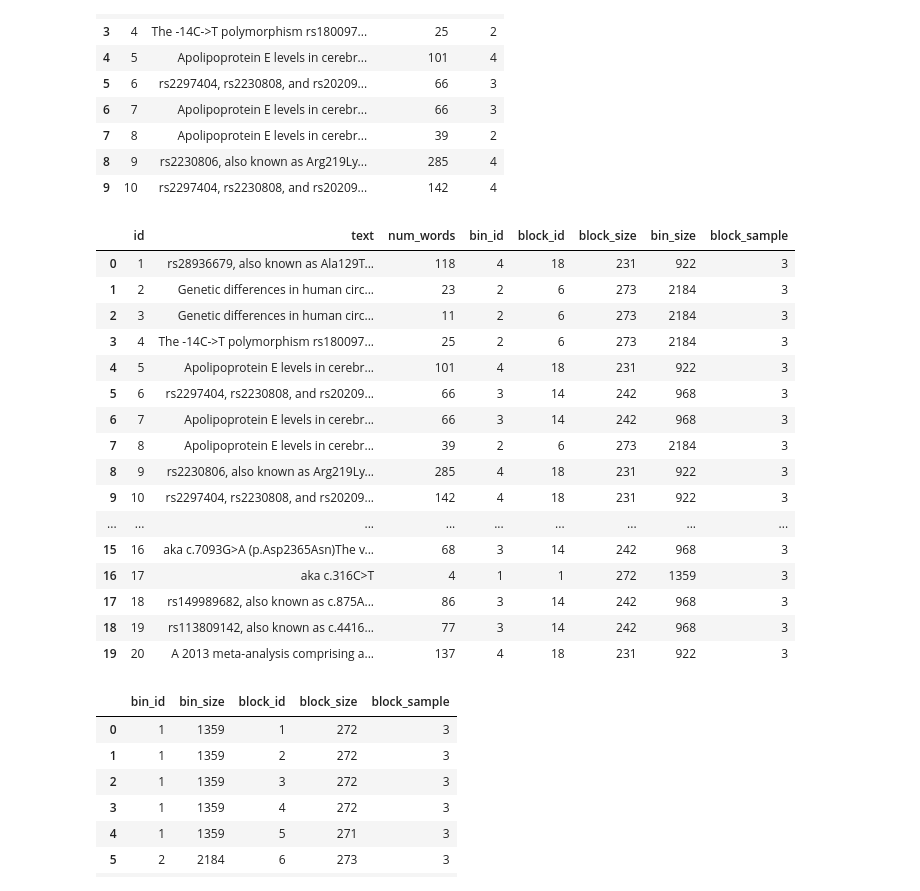
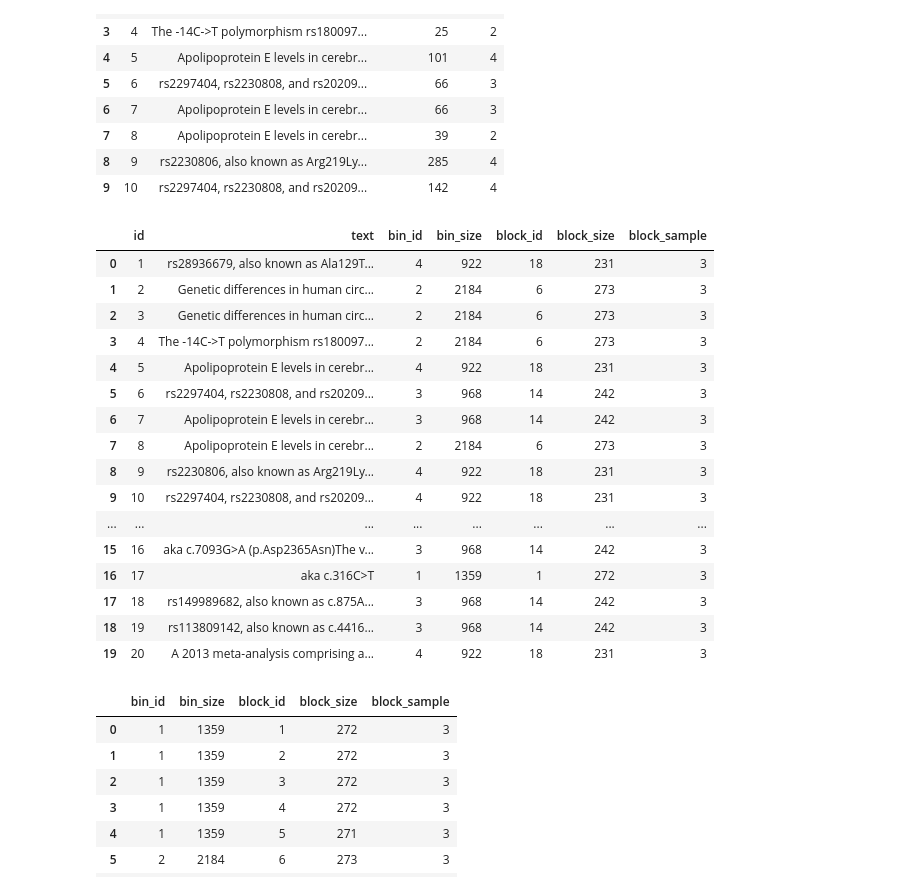
Before and after one commit to irbraun/snpedia-nlp, a Jupyter notebook: binning_and_blocking.ipynb, the cells around one changed output. Cells and saved outputs as stored; diff of their text form; code cells hidden in the pictures.

Commit message:
updating blocking notebook

```diff
--- a/text_statistics.ipynb
+++ b/binning_and_blocking.ipynb
@@ -122,50 +122,52 @@ bin_ids_to_bin_quantities = {bin_id:len(text_ids) for bin_id,text_ids in bin_ids
 text_ids_to_block_ids = {}
 FIRST_BLOCK_ID = 1
 block_id = FIRST_BLOCK_ID
 
 for bin_id,bin_qty in bin_ids_to_bin_quantities.items():
 
     # Figuring out how many blocks are needed to cover this bin and how large each should be.
     num_blocks_needed = math.ceil(bin_qty/MAX_BLOCK_SIZE)
     block_ids = range(block_id, block_id+num_blocks_needed)
     min_block_size = math.floor(bin_qty/num_blocks_needed)
     block_sizes = [min_block_size]*num_blocks_needed
     leftovers = bin_qty-sum(block_sizes)
     for i in range(leftovers):
         block_sizes[i] = block_sizes[i]+1
 
     # Make a mapping between all the text IDs for everything in this bin to corresponding new block IDs.
     block_id_long_list = []
     for block_id,block_size in zip(block_ids,block_sizes):
         block_id_long_list.extend([block_id]*block_size)
     text_ids_to_block_ids_inner = {text_id:block_id for text_id,block_id in zip(bin_ids_to_text_ids[bin_id],block_id_long_list)}
     text_ids_to_block_ids.update(text_ids_to_block_ids_inner)
     block_id = max(block_ids)+1
 
 # Add the column for block IDs, and figure out the number of texts in each bin and block.
 df["block_id"] = df["id"].map(text_ids_to_block_ids)
 df["block_size"] = df["block_id"].map(dict(df.groupby("block_id").size()))
 df["bin_size"] = df["bin_id"].map(dict(df.groupby("bin_id").size()))
 df["block_sample"] = df["block_size"].map(lambda x: math.ceil(x/NUM_SURVEYS))
+df = df[["id","text","bin_id","bin_size","block_id","block_size","block_sample"]]
+df.to_csv(os.path.join("data","binned_and_blocked.csv"), index=False)
 df.head(20)
 # %% [output]
-|  | id | text | num_words | bin_id | block_id | block_size | bin_size | block_sample |
-| 0 | 1 | rs28936679, also known as Ala129T... | 118 | 4 | 18 | 231 | 922 | 3 |
-| 1 | 2 | Genetic differences in human circ... | 23 | 2 | 6 | 273 | 2184 | 3 |
-| 2 | 3 | Genetic differences in human circ... | 11 | 2 | 6 | 273 | 2184 | 3 |
-| 3 | 4 | The -14C->T polymorphism rs180097... | 25 | 2 | 6 | 273 | 2184 | 3 |
-| 4 | 5 | Apolipoprotein E levels in cerebr... | 101 | 4 | 18 | 231 | 922 | 3 |
-| 5 | 6 | rs2297404, rs2230808, and rs20209... | 66 | 3 | 14 | 242 | 968 | 3 |
-| 6 | 7 | Apolipoprotein E levels in cerebr... | 66 | 3 | 14 | 242 | 968 | 3 |
-| 7 | 8 | Apolipoprotein E levels in cerebr... | 39 | 2 | 6 | 273 | 2184 | 3 |
-| 8 | 9 | rs2230806, also known as Arg219Ly... | 285 | 4 | 18 | 231 | 922 | 3 |
-| 9 | 10 | rs2297404, rs2230808, and rs20209... | 142 | 4 | 18 | 231 | 922 | 3 |
-| ... | ... | ... | ... | ... | ... | ... | ... | ... |
-| 15 | 16 | aka c.7093G>A (p.Asp2365Asn)The v... | 68 | 3 | 14 | 242 | 968 | 3 |
-| 16 | 17 | aka c.316C>T | 4 | 1 | 1 | 272 | 1359 | 3 |
-| 17 | 18 | rs149989682, also known as c.875A... | 86 | 3 | 14 | 242 | 968 | 3 |
-| 18 | 19 | rs113809142, also known as c.4416... | 77 | 3 | 14 | 242 | 968 | 3 |
-| 19 | 20 | A 2013 meta-analysis comprising a... | 137 | 4 | 18 | 231 | 922 | 3 |
+|  | id | text | bin_id | bin_size | block_id | block_size | block_sample |
+| 0 | 1 | rs28936679, also known as Ala129T... | 4 | 922 | 18 | 231 | 3 |
+| 1 | 2 | Genetic differences in human circ... | 2 | 2184 | 6 | 273 | 3 |
+| 2 | 3 | Genetic differences in human circ... | 2 | 2184 | 6 | 273 | 3 |
+| 3 | 4 | The -14C->T polymorphism rs180097... | 2 | 2184 | 6 | 273 | 3 |
+| 4 | 5 | Apolipoprotein E levels in cerebr... | 4 | 922 | 18 | 231 | 3 |
+| 5 | 6 | rs2297404, rs2230808, and rs20209... | 3 | 968 | 14 | 242 | 3 |
+| 6 | 7 | Apolipoprotein E levels in cerebr... | 3 | 968 | 14 | 242 | 3 |
+| 7 | 8 | Apolipoprotein E levels in cerebr... | 2 | 2184 | 6 | 273 | 3 |
+| 8 | 9 | rs2230806, also known as Arg219Ly... | 4 | 922 | 18 | 231 | 3 |
+| 9 | 10 | rs2297404, rs2230808, and rs20209... | 4 | 922 | 18 | 231 | 3 |
+| ... | ... | ... | ... | ... | ... | ... | ... |
+| 15 | 16 | aka c.7093G>A (p.Asp2365Asn)The v... | 3 | 968 | 14 | 242 | 3 |
+| 16 | 17 | aka c.316C>T | 1 | 1359 | 1 | 272 | 3 |
+| 17 | 18 | rs149989682, also known as c.875A... | 3 | 968 | 14 | 242 | 3 |
+| 18 | 19 | rs113809142, also known as c.4416... | 3 | 968 | 14 | 242 | 3 |
+| 19 | 20 | A 2013 meta-analysis comprising a... | 4 | 922 | 18 | 231 | 3 |
 # %%
 # What is the relationship between the bin IDs and the block IDs?
 blocks_df = pd.DataFrame(df.drop_duplicates(subset=["block_id"], inplace=False))
```
Also changed, not shown: 1 other file.
